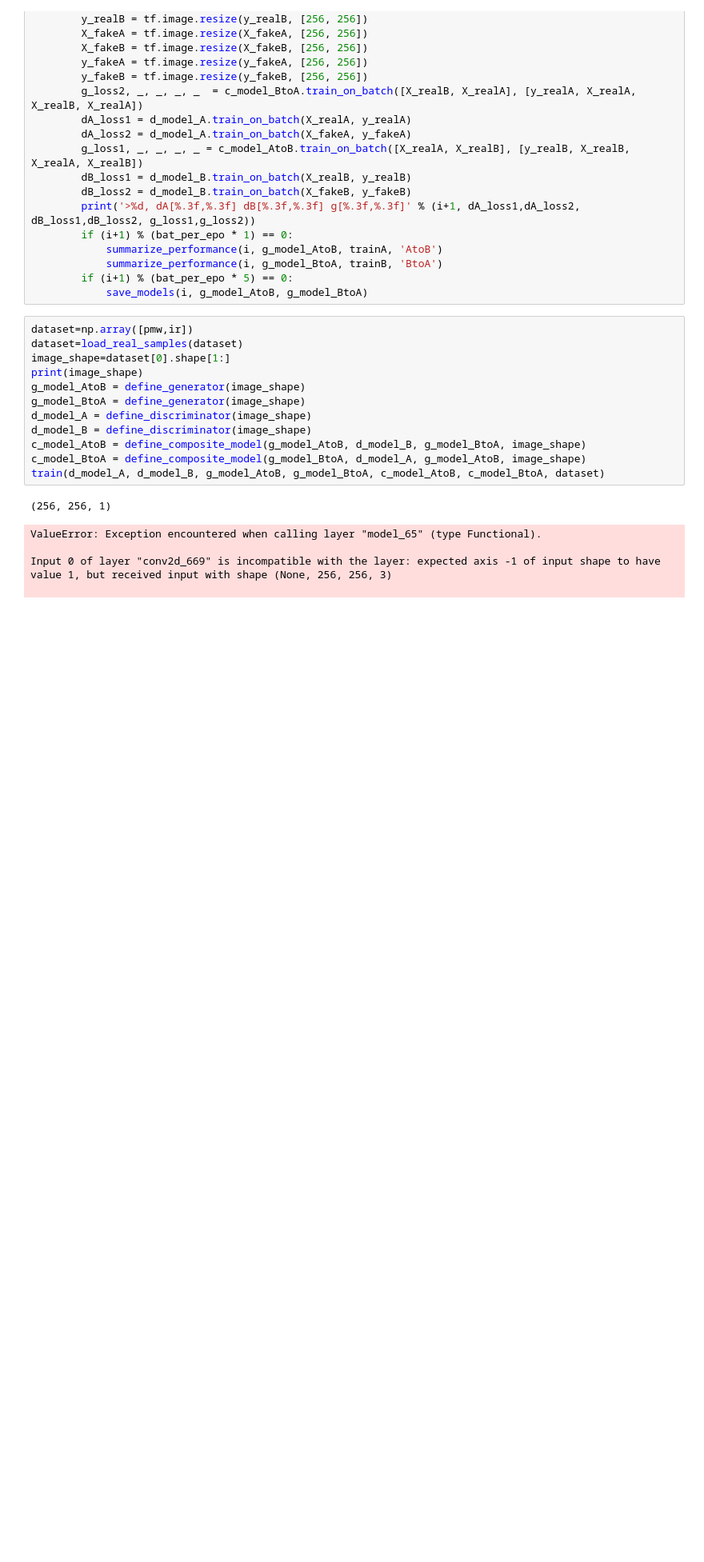
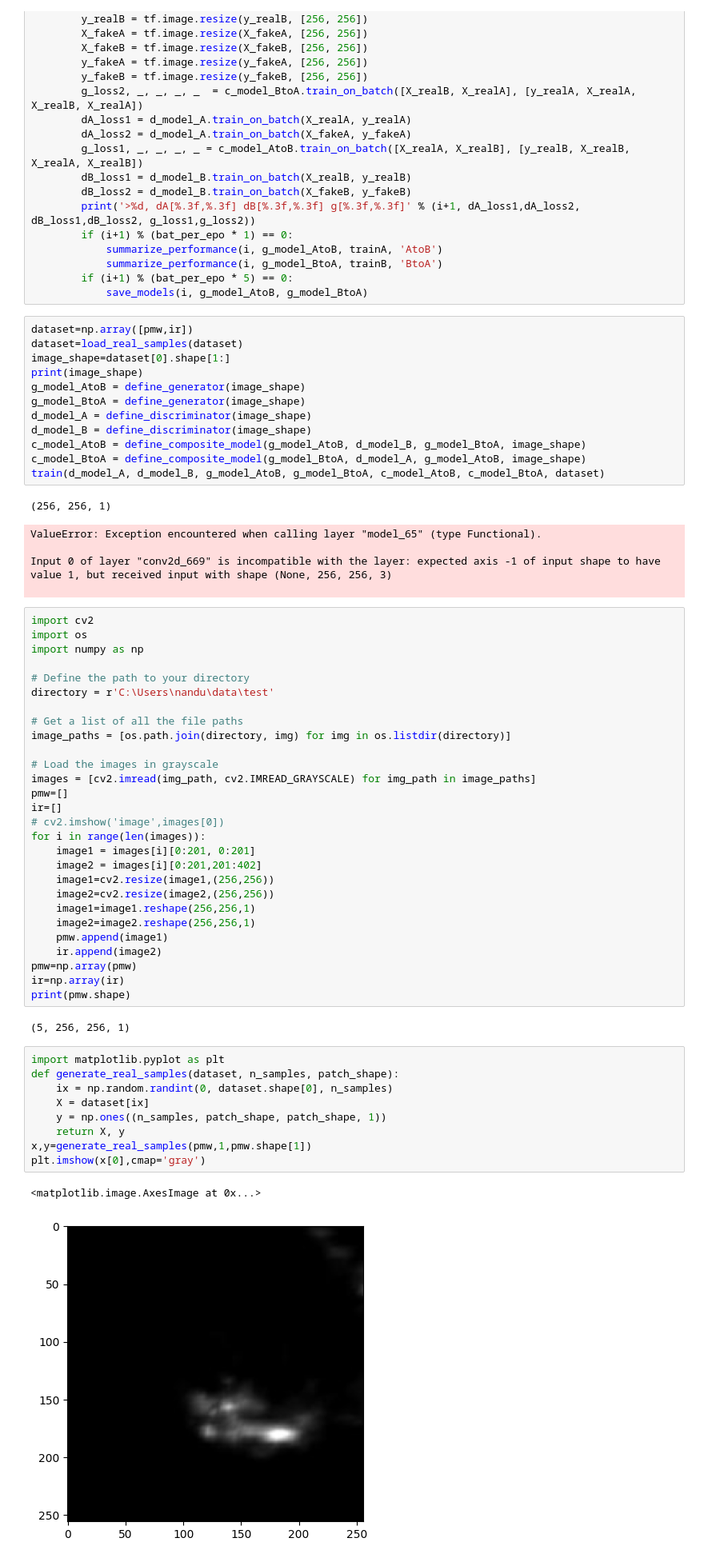
Before and after one commit to kbdharun/mini-project, a Jupyter notebook: test.ipynb, the cells around one changed output. Shown: that part at 80% size. Cells and saved outputs as stored; diff of their text form; blank space fills up the shorter version.

```diff
--- a/test.ipynb
+++ b/test.ipynb
@@ -255,3 +255,45 @@ ValueError: Exception encountered when calling layer "model_65" (type Functional
 
 Input 0 of layer "conv2d_669" is incompatible with the layer: expected axis -1 of input shape to have value 1, but received input with shape (None, 256, 256, 3)
 
+# %%
+import cv2
+import os
+import numpy as np
+
+# Define the path to your directory
+directory = r'C:\Users\nandu\data\test'
+
+# Get a list of all the file paths
+image_paths = [os.path.join(directory, img) for img in os.listdir(directory)]
+
+# Load the images in grayscale
+images = [cv2.imread(img_path, cv2.IMREAD_GRAYSCALE) for img_path in image_paths]
+pmw=[]
+ir=[]
+# cv2.imshow('image',images[0])
+for i in range(len(images)):
+    image1 = images[i][0:201, 0:201]
+    image2 = images[i][0:201,201:402]
+    image1=cv2.resize(image1,(256,256))
+    image2=cv2.resize(image2,(256,256))
+    image1=image1.reshape(256,256,1)
+    image2=image2.reshape(256,256,1)
+    pmw.append(image1)
+    ir.append(image2)
+pmw=np.array(pmw)
+ir=np.array(ir)
+print(pmw.shape)
+# %% [output]
+(5, 256, 256, 1)
+# %%
+import matplotlib.pyplot as plt
+def generate_real_samples(dataset, n_samples, patch_shape):
+    ix = np.random.randint(0, dataset.shape[0], n_samples)
+    X = dataset[ix]
+    y = np.ones((n_samples, patch_shape, patch_shape, 1))
+    return X, y
+x,y=generate_real_samples(pmw,1,pmw.shape[1])
+plt.imshow(x[0],cmap='gray')
+# %% [output]
+<matplotlib.image.AxesImage at 0x...>
+[figure, added]
```
